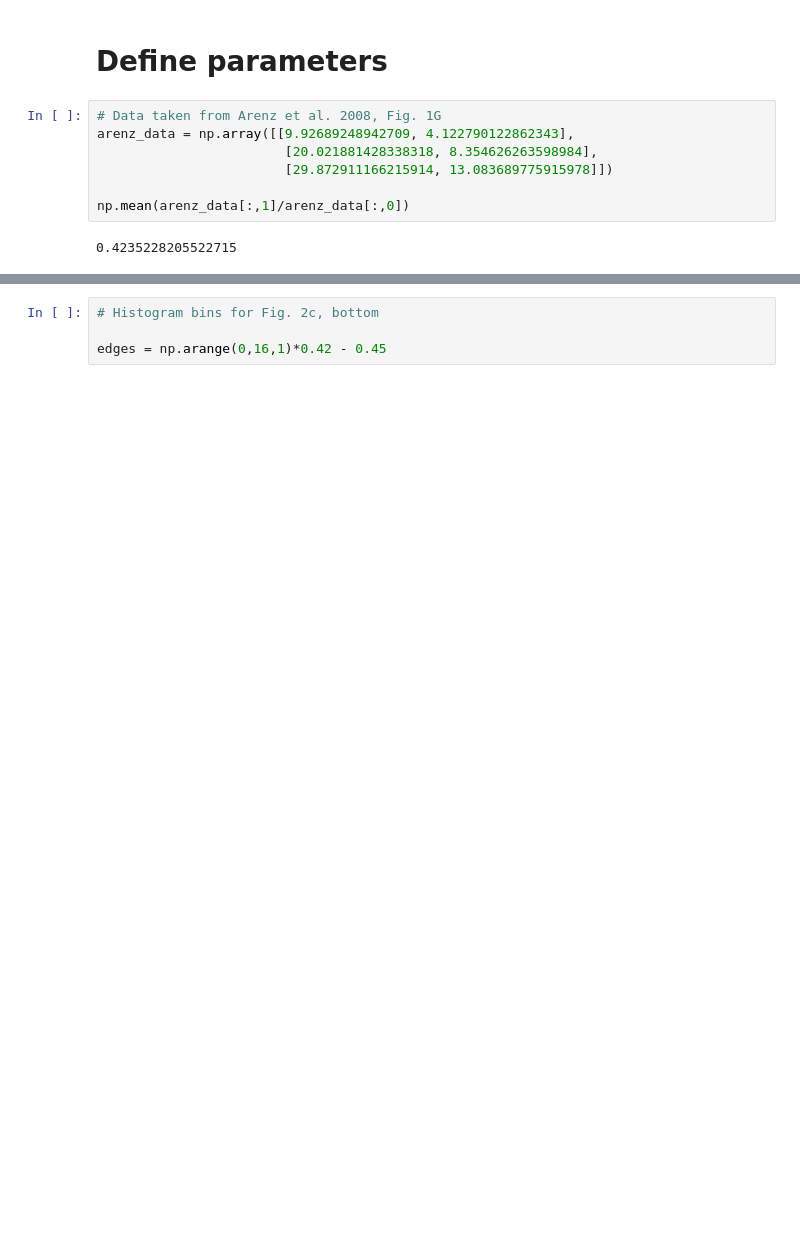
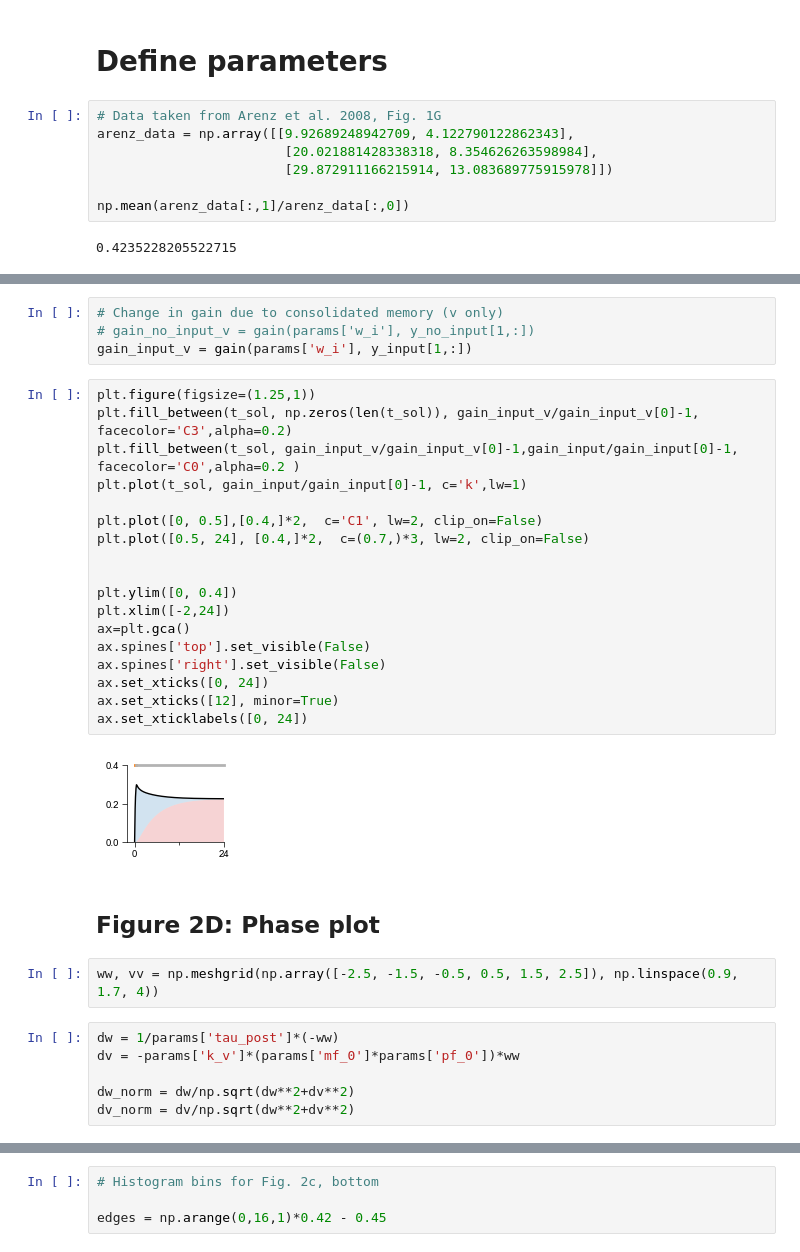
Before and after one commit to jay-bhasin/consolidation-integration, a Jupyter notebook: notebooks/simulations-heterosynaptic.ipynb, the cells around one changed output, grey strips where cells are left out. Saved outputs shown, nothing was run; the diff lists cells and outputs as text; blank space fills up the shorter version.

```diff
--- a/notebooks/simulations-heterosynaptic.ipynb
+++ b/notebooks/simulations-heterosynaptic.ipynb
@@ -412,0 +326,34 @@ gain_noise = params['k_eye']*(noise_ends[1,:]*params['mf_sensitivity']
+# %%
+# Change in gain due to consolidated memory (v only)
+# gain_no_input_v = gain(params['w_i'], y_no_input[1,:])
+gain_input_v = gain(params['w_i'], y_input[1,:])
+# %%
+plt.figure(figsize=(1.25,1))
+plt.fill_between(t_sol, np.zeros(len(t_sol)), gain_input_v/gain_input_v[0]-1, facecolor='C3',alpha=0.2)
+plt.fill_between(t_sol, gain_input_v/gain_input_v[0]-1,gain_input/gain_input[0]-1,  facecolor='C0',alpha=0.2 )
+plt.plot(t_sol, gain_input/gain_input[0]-1, c='k',lw=1)
+
+plt.plot([0, 0.5],[0.4,]*2,  c='C1', lw=2, clip_on=False)
+plt.plot([0.5, 24], [0.4,]*2,  c=(0.7,)*3, lw=2, clip_on=False)
+
+
+plt.ylim([0, 0.4])
+plt.xlim([-2,24])
+ax=plt.gca()
+ax.spines['top'].set_visible(False)
+ax.spines['right'].set_visible(False)
+ax.set_xticks([0, 24])
+ax.set_xticks([12], minor=True)
+ax.set_xticklabels([0, 24])
+# %% [output]
+[figure, added]
+# %% [markdown]
+## Figure 2D: Phase plot
+# %%
+ww, vv = np.meshgrid(np.array([-2.5, -1.5, -0.5, 0.5, 1.5, 2.5]), np.linspace(0.9, 1.7, 4))
+# %%
+dw = 1/params['tau_post']*(-ww)
+dv = -params['k_v']*(params['mf_0']*params['pf_0'])*ww
+
+dw_norm = dw/np.sqrt(dw**2+dv**2)
+dv_norm = dv/np.sqrt(dw**2+dv**2)
```
Also changed, not shown: parts of 153 cells of this notebook, 16 other files.
